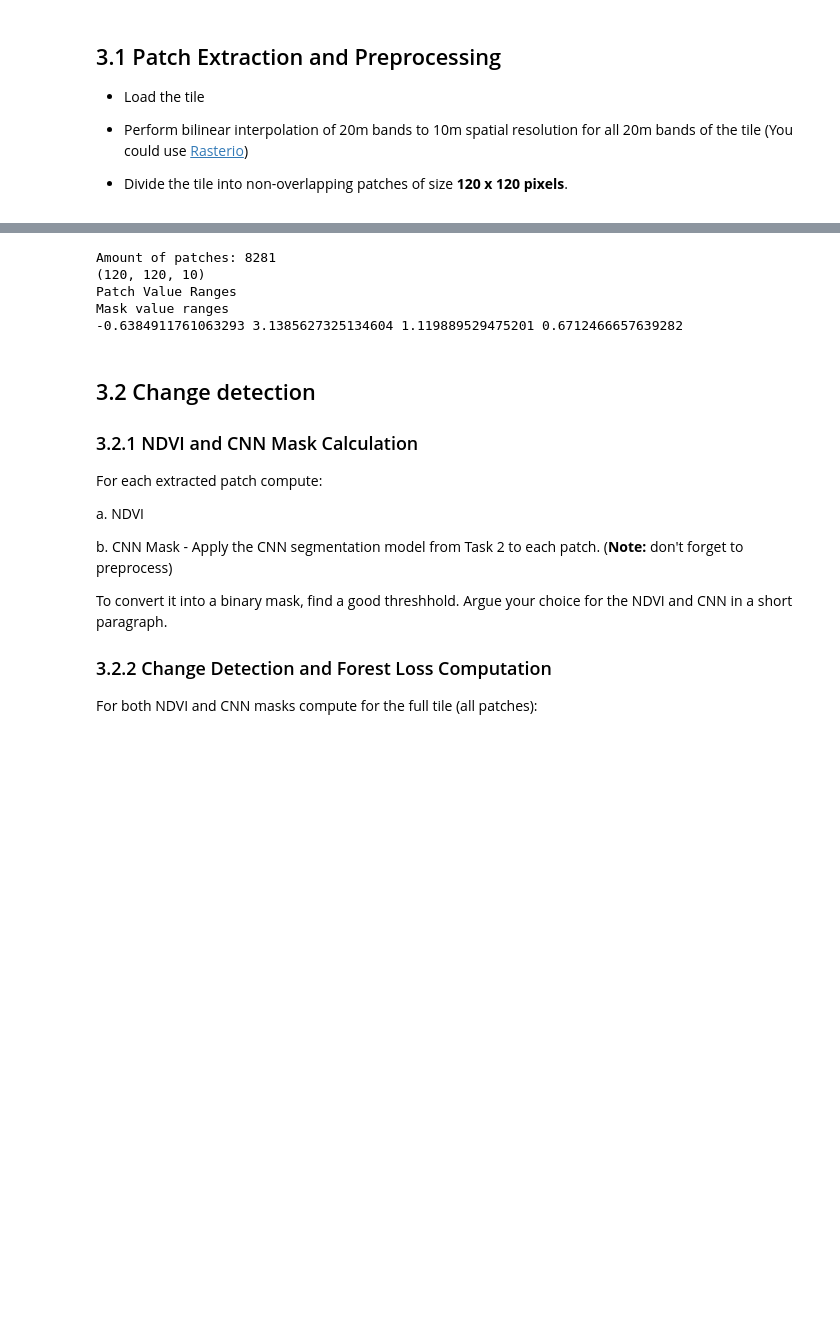
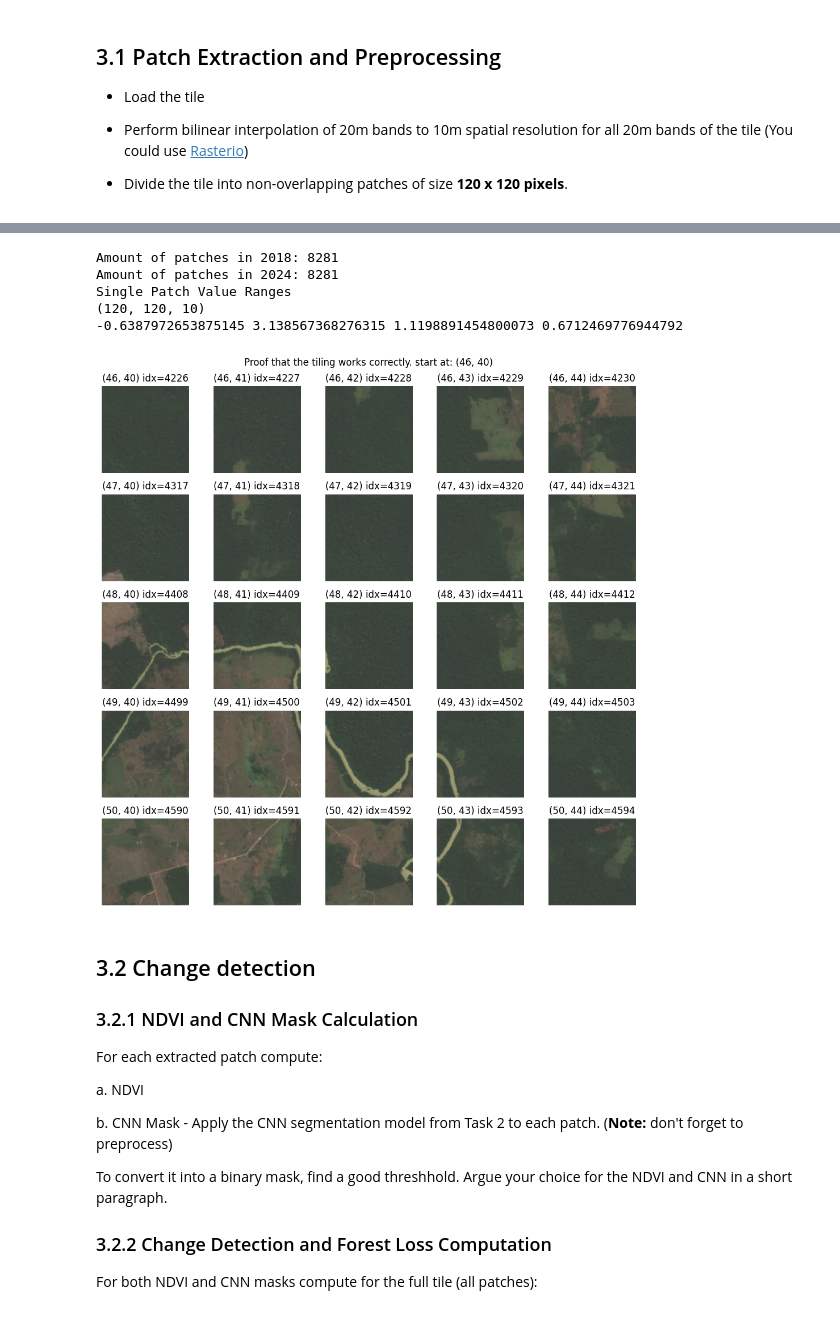
Before and after one commit to aalolexx/copersnicus-deforestation-ml-analysis, a Jupyter notebook: src/ipl4eo_miniproject_2025/Task_3.ipynb, the cells around one changed output, grey strips where cells are left out. Cells and saved outputs as stored; diff of their text form; code cells hidden in the pictures; blank space fills up the shorter version.

```diff
--- a/src/ipl4eo_miniproject_2025/Task_3.ipynb
+++ b/src/ipl4eo_miniproject_2025/Task_3.ipynb
@@ -66,20 +66,22 @@ def normalize_s2_image(image_array):
     image_array = image_array.transpose(2, 0, 1)
 
     # reflectance clipping
-    image_array = np.clip(image_array, 0, 5000) / 5000.0
+    image_array = np.clip(image_array, 0, 5000)
 
     # using the provided means and std for the "global" normalization
-    mean = global_mean / 5000
-    std  = global_std / 5000
+    mean = global_mean
+    std  = global_std
     norm = (image_array - mean[:, None, None]) / std[:, None, None]
 
     return norm.transpose(1, 2, 0)
 
 
-def denormalize_s2_image(norm_tensor):
+def denormalize_s2_image(norm_array):
+    norm_array = np.transpose(norm_array, (2, 0, 1))
     mean = global_mean
     std  = global_std
-    return norm_tensor * std[:, None, None] + mean[:, None, None]
+    norm_array = norm_array * std[:, None, None] + mean[:, None, None]
+    return np.transpose(norm_array, (1, 2, 0))
 # %%
 # Note:
 # I reversed the order of interpolation and tile division to make the code more memory efficient
@@ -221,27 +181,52 @@ Loaded img_2018_10m
 # ------------------
 # Extract patches as (as lazy generators)
 
+patches_2018 = LazyPatchList(img_2018_20m, img_2018_10m, patch_size=(120, 120))
+patches_2024 = LazyPatchList(img_2024_20m, img_2024_10m, patch_size=(120, 120))
 
-patches_2018 = LazyPatchList(img_2018_20m, img_2018_10m, patch_size=(120, 120))
-
-#patches_2024_20m = LazyPatchList(img_2024_20m, patch_size=(120, 120), upsample=True)
-#patches_2024_10m = LazyPatchList(img_2024_10m, patch_size=(120, 120), upsample=False)
-#patches_2024 = np.stack([patches_2024_10m, patches_2024_20m], axis=-1,)
-
-print(f"Amount of patches: {len(patches_2018)}")
+print(f"Amount of patches in 2018: {len(patches_2018)}")
+print(f"Amount of patches in 2024: {len(patches_2024)}")
 
 example_patch = patches_2018[15]
+print("Single Patch Value Ranges")
 print(example_patch.shape)
-
-print("Patch Value Ranges")
-print("Mask value ranges")
 print(example_patch.min().item(), example_patch.max().item(), example_patch.mean().item(), example_patch.std().item())
 # %% [output]
-Amount of patches: 8281
+Amount of patches in 2018: 8281
+Amount of patches in 2024: 8281
+Single Patch Value Ranges
 (120, 120, 10)
-Patch Value Ranges
-Mask value ranges
--0.6384911761063293 3.1385627325134604 1.119889529475201 0.6712466657639282
+-0.6387972653875145 3.138567368276315 1.1198891454800073 0.6712469776944792
+# %%
+# ---------------
+# Test if the tiles are correctly alligned
+
+def plot_3x3_grid(patchlist, start_row, start_col):
+    fig, axs = plt.subplots(5, 5, figsize=(10, 10))
+    fig.suptitle(f"Proof that the tiling works correctly. start at: ({start_row}, {start_col})")
+
+    for i in range(5):
+        for j in range(5):
+            row = start_row + i
+            col = start_col + j
+            idx = patchlist.get_idx(row, col)
+
+            ax = axs[i, j]
+            image = patchlist[idx]
+
+            image = denormalize_s2_image(image) / 5000
+            rgb = image[:, :, np.array((2,1,0))]
+
+            ax.imshow(rgb)
+            ax.set_title(f"({row}, {col}) idx={idx}")
+            ax.axis("off")
+
+    plt.tight_layout()
+    plt.show()
+
+plot_3x3_grid(patches_2018, 46, 40)
+# %% [output]
+[figure, added]
 # %% [markdown]
 ## 3.2 Change detection
 ### 3.2.1 NDVI and CNN Mask Calculation
```
Also changed, not shown: parts of 6 cells of this notebook, 1 other file.
